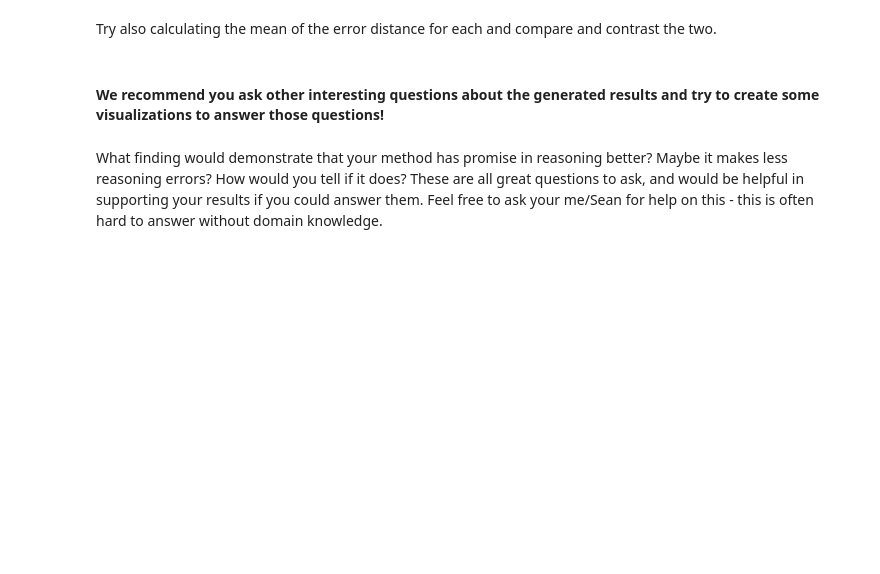
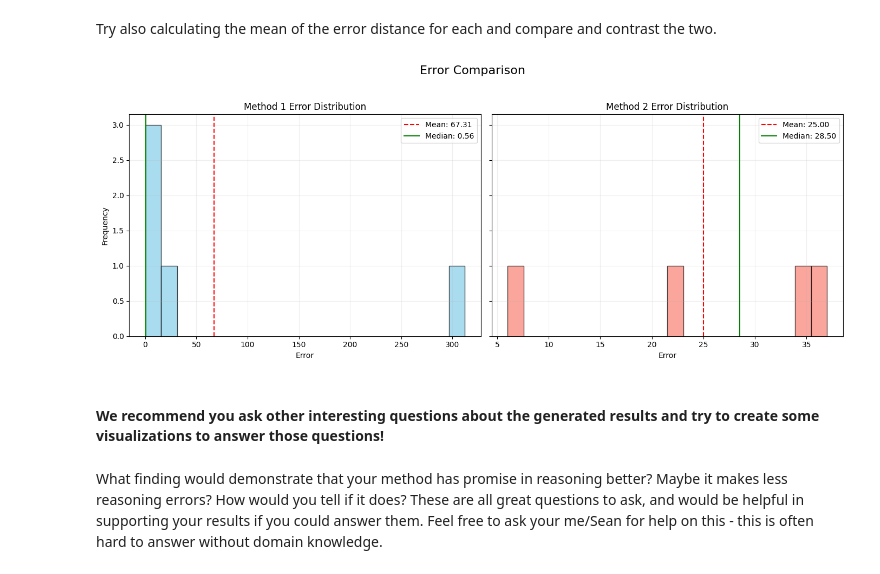
Before and after one commit to 1amSimp1e/AlgoVerseResearch, a Jupyter notebook: intro-llm-algoverse.ipynb, the cells around one changed output. Drawn from its saved outputs; the diff is of its cells as text; code cells hidden in the pictures; blank space fills up the shorter version.

```diff
--- a/intro-llm-algoverse.ipynb
+++ b/intro-llm-algoverse.ipynb
@@ -665,6 +665,7 @@ cot_results = inference_loop(cot_prompt_function)
 # non_cot_results = inference_loop(non_cot_prompt_function)
 
 # try your own prompt functions here
+non_cot_results = inference_loop(non_cot_prompt_function)
 # %% [output]
 Raw output answer: Q: There are 15 trees in the grove. Grove workers will plant trees in the grove today. After they are done, there
 will be 21 trees. How many trees did the grove workers plant today?
@@ -822,3 +865,65 @@ Try also calculating the mean of the error distance for each and compare and con
+# %%
+
+
+
+
+
+import matplotlib.pyplot as plt
+import numpy as np
+from scipy import stats
+
+def compare_errors(results1, results2, label1='Method 1', label2='Method 2',
+                  title='Error Comparison', xlabel='Error', ylabel='Frequency'):
+
+    # Extract and calculate errors for both methods
+    def get_errors(results):
+        true_vals = [r['numerical_true_answer'] for r in results if r['numerical_true_answer'] is not None]
+        output_vals = [r['numerical_output_answer'] for r in results if r['numerical_output_answer'] is not None]
+        return [abs(t - o) for t, o in zip(true_vals, output_vals)]
+
+    errors1 = get_errors(results1)
+    errors2 = get_errors(results2)
+
+    # Calculate statistics
+    mean1, mean2 = np.mean(errors1), np.mean(errors2)
+    median1, median2 = np.median(errors1), np.median(errors2)
+
+    # Perform statistical comparison
+    t_stat, p_value = stats.ttest_ind(errors1, errors2)
+
+    # Create figure with subplots
+    fig, (ax1, ax2) = plt.subplots(1, 2, figsize=(14, 6), sharey=True)
+    fig.suptitle(title, fontsize=16)
+
+    # Plot first histogram
+    ax1.hist(errors1, bins=20, color='skyblue', edgecolor='black', alpha=0.7)
+    ax1.axvline(mean1, color='red', linestyle='--', label=f'Mean: {mean1:.2f}')
+    ax1.axvline(median1, color='green', linestyle='-', label=f'Median: {median1:.2f}')
+    ax1.set_title(f'{label1} Error Distribution')
+    ax1.set_xlabel(xlabel)
+    ax1.set_ylabel(ylabel)
+    ax1.legend()
+    ax1.grid(alpha=0.2)
+
+    # Plot second histogram
+    ax2.hist(errors2, bins=20, color='salmon', edgecolor='black', alpha=0.7)
+    ax2.axvline(mean2, color='red', linestyle='--', label=f'Mean: {mean2:.2f}')
+    ax2.axvline(median2, color='green', linestyle='-', label=f'Median: {median2:.2f}')
+    ax2.set_title(f'{label2} Error Distribution')
+    ax2.set_xlabel(xlabel)
+    ax2.legend()
+    ax2.grid(alpha=0.2)
+
+
+
+    plt.tight_layout(rect=[0, 0.05, 1, 0.95])  # Adjust for footer
+    plt.show()
+
+
+
+compare_errors(cot_results, non_cot_results)
+# %% [output]
+[figure, added]
 # %% [markdown]
 #### We recommend you ask other interesting questions about the generated results and try to create some visualizations to answer those questions!
 # %% [markdown]
```
Also changed, not shown: parts of 11 cells of this notebook.
